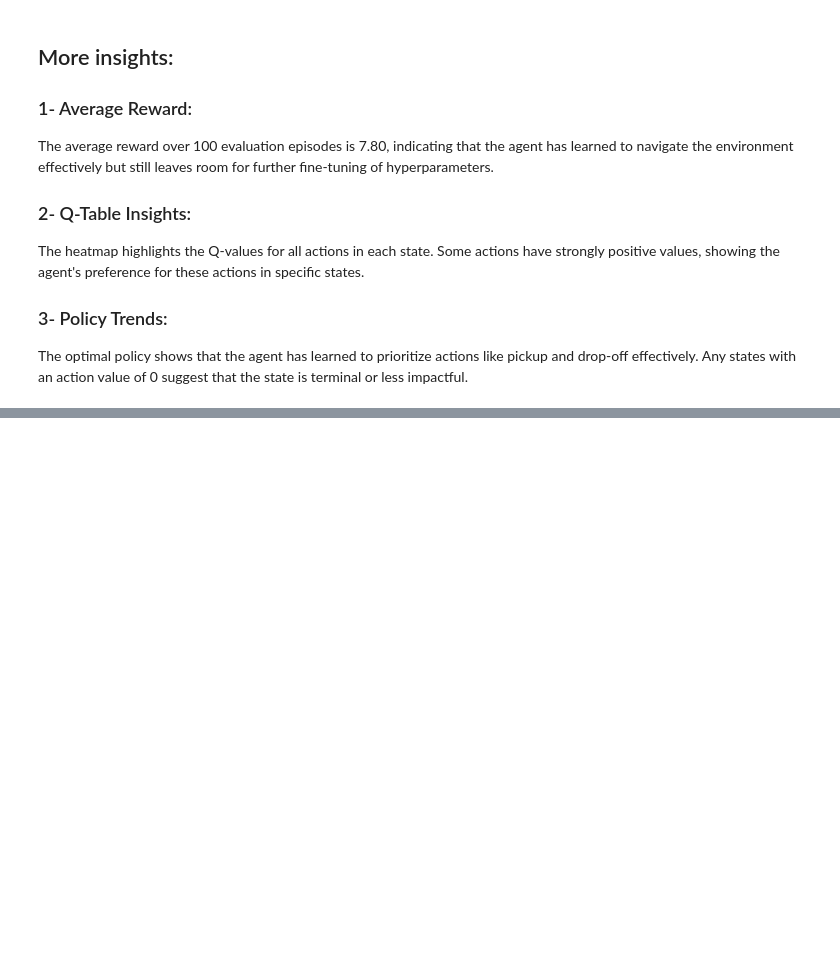
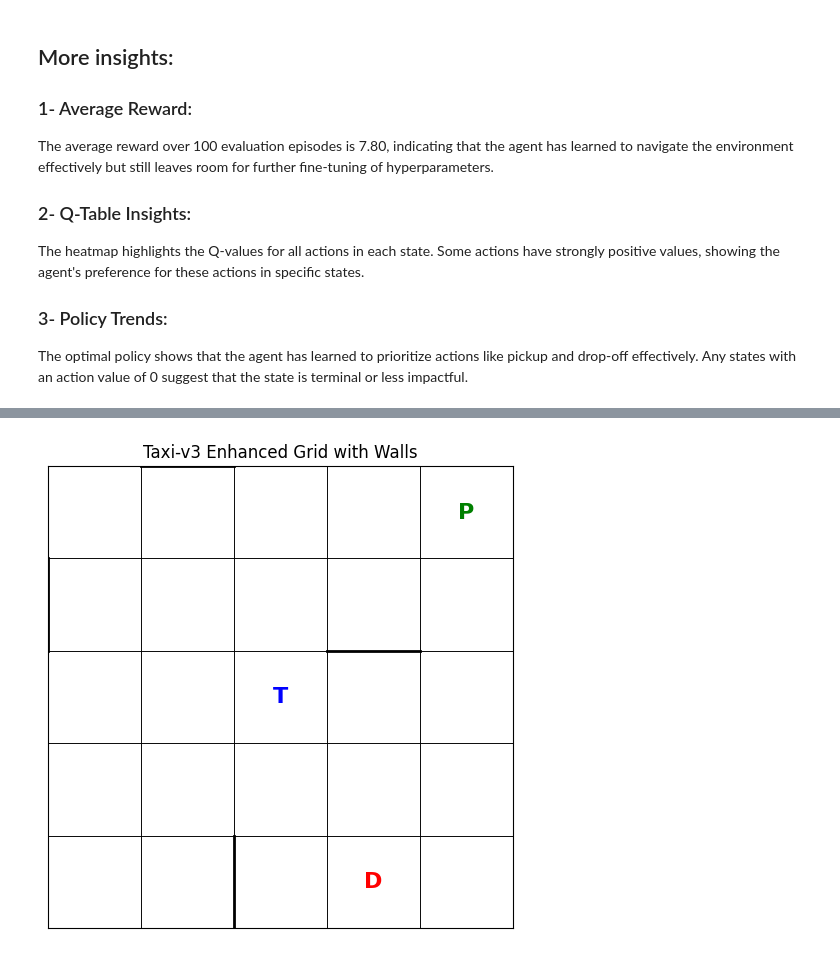
Before and after one commit to Khalid-2402/big-data, a Jupyter notebook: Lab4_TAXI_QTABLE_solved_Khalid_AlShigager.ipynb, the cells around one changed output, grey strips where cells are left out. Drawn from its saved outputs; the diff is of its cells as text; code cells hidden in the pictures; blank space fills up the shorter version.

```diff
--- a/Lab4_TAXI_QTABLE_solved_Khalid_AlShigager.ipynb
+++ b/Lab4_TAXI_QTABLE_solved_Khalid_AlShigager.ipynb
@@ -379,0 +422,69 @@ The optimal policy shows that the agent has learned to prioritize actions like p
+# %%
+import matplotlib.pyplot as plt
+import numpy as np
+import matplotlib.patches as patches
+
+def visualize_grid_with_walls(taxi_position=None, passenger_location=None, destination=None, walls=None):
+    grid_size = 5  # Taxi-v3 uses a 5x5 grid
+    fig, ax = plt.subplots(figsize=(6, 6))
+    ax.set_xlim(-0.5, grid_size - 0.5)
+    ax.set_ylim(-0.5, grid_size - 0.5)
+
+    # Draw grid
+    for x in range(grid_size):
+        for y in range(grid_size):
+            rect = patches.Rectangle((y - 0.5, x - 0.5), 1, 1, linewidth=0.5, edgecolor='black', facecolor='white')
+            ax.add_patch(rect)
+
+    # Add walls (vertical and horizontal)
+    if walls:
+        for wall in walls:
+            x1, y1, x2, y2 = wall
+            if x1 == x2:  # Vertical wall
+                ax.plot([y1 - 0.5, y1 - 0.5], [x1 - 0.5, x2 + 0.5], color='black', linewidth=2)
+            elif y1 == y2:  # Horizontal wall
+                ax.plot([y1 - 0.5, y2 + 0.5], [x1 - 0.5, x1 - 0.5], color='black', linewidth=2)
+
+    # Add taxi position
+    if taxi_position:
+        tx, ty = taxi_position
+        ax.text(ty, tx, 'T', color='blue', ha='center', va='center', fontsize=16, fontweight='bold')
+
+    # Add passenger position
+    if passenger_location:
+        px, py = passenger_location
+        ax.text(py, px, 'P', color='green', ha='center', va='center', fontsize=16, fontweight='bold')
+
+    # Add destination position
+    if destination:
+        dx, dy = destination
+        ax.text(dy, dx, 'D', color='red', ha='center', va='center', fontsize=16, fontweight='bold')
+
+    # Final touches
+    ax.set_xticks(np.arange(-0.5, grid_size, 1), minor=True)
+    ax.set_yticks(np.arange(-0.5, grid_size, 1), minor=True)
+    ax.grid(which="minor", color="black", linestyle="-", linewidth=0.5)
+    ax.tick_params(which="minor", size=0)
+    ax.invert_yaxis()
+    plt.xticks([])
+    plt.yticks([])
+    plt.title("Taxi-v3 Enhanced Grid with Walls")
+    plt.show()
+
+# Define example walls, taxi, passenger, and destination positions
+example_walls = [
+    (0, 1, 1, 1),  # Vertical wall between (0,1) and (1,1)
+    (2, 3, 3, 3),  # Vertical wall between (2,3) and (3,3)
+    (1, 0, 1, 1),  # Horizontal wall between (1,0) and (1,1)
+    (4, 2, 4, 3)   # Horizontal wall between (4,2) and (4,3)
+]
+
+# Call the function with dynamic positions
+visualize_grid_with_walls(
+    taxi_position=(2, 2),  # Example taxi position
+    passenger_location=(0, 4),  # Example passenger location
+    destination=(4, 3),  # Example destination
+    walls=example_walls  # Example walls
+)
+# %% [output]
+[figure, added]
```
Also changed, not shown: parts of 2 cells of this notebook.
